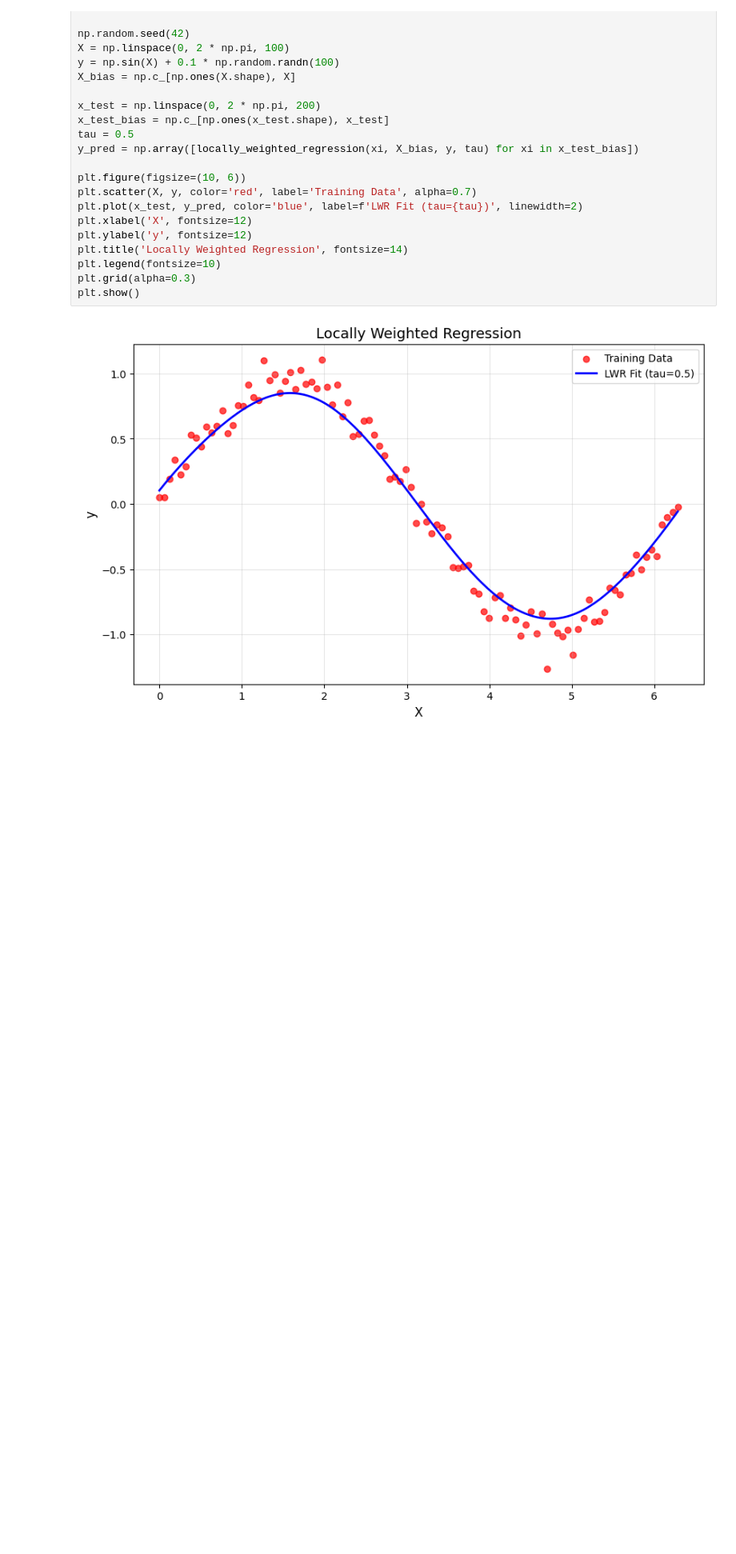
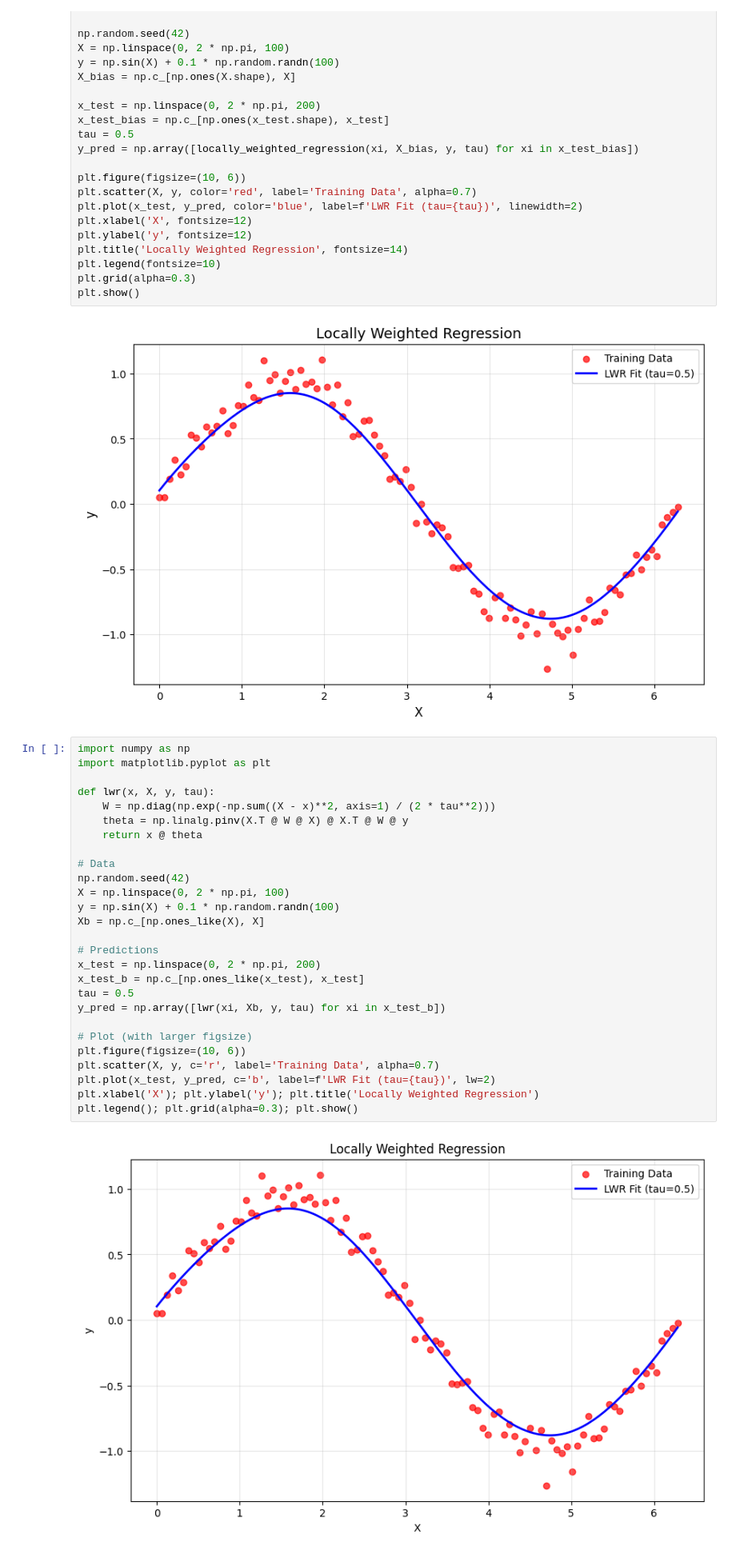
Before and after one commit to levanter914/ml-lab, a Jupyter notebook: prog6.ipynb, the cells around one changed output. Shown at 80% size. Saved outputs shown, nothing was run; the diff lists cells and outputs as text; blank space fills up the shorter version.

```diff
--- a/prog6.ipynb
+++ b/prog6.ipynb
@@ -35,3 +35,32 @@ plt.grid(alpha=0.3)
 plt.show()
 # %% [output]
 [figure]
+# %%
+import numpy as np
+import matplotlib.pyplot as plt
+
+def lwr(x, X, y, tau):
+    W = np.diag(np.exp(-np.sum((X - x)**2, axis=1) / (2 * tau**2)))
+    theta = np.linalg.pinv(X.T @ W @ X) @ X.T @ W @ y
+    return x @ theta
+
+# Data
+np.random.seed(42)
+X = np.linspace(0, 2 * np.pi, 100)
+y = np.sin(X) + 0.1 * np.random.randn(100)
+Xb = np.c_[np.ones_like(X), X]
+
+# Predictions
+x_test = np.linspace(0, 2 * np.pi, 200)
+x_test_b = np.c_[np.ones_like(x_test), x_test]
+tau = 0.5
+y_pred = np.array([lwr(xi, Xb, y, tau) for xi in x_test_b])
+
+# Plot (with larger figsize)
+plt.figure(figsize=(10, 6))
+plt.scatter(X, y, c='r', label='Training Data', alpha=0.7)
+plt.plot(x_test, y_pred, c='b', label=f'LWR Fit (tau={tau})', lw=2)
+plt.xlabel('X'); plt.ylabel('y'); plt.title('Locally Weighted Regression')
+plt.legend(); plt.grid(alpha=0.3); plt.show()
+# %% [output]
+[figure, added]
```
Also changed, not shown: 8 other files.
